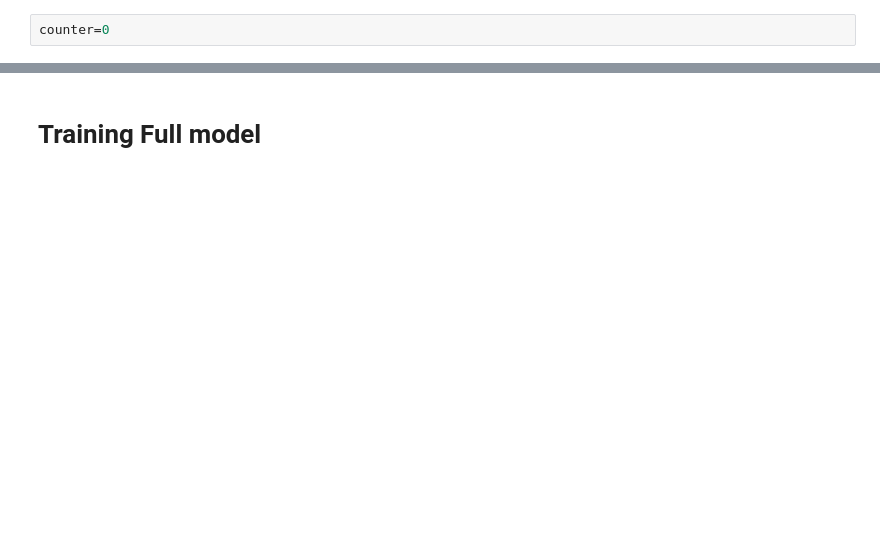
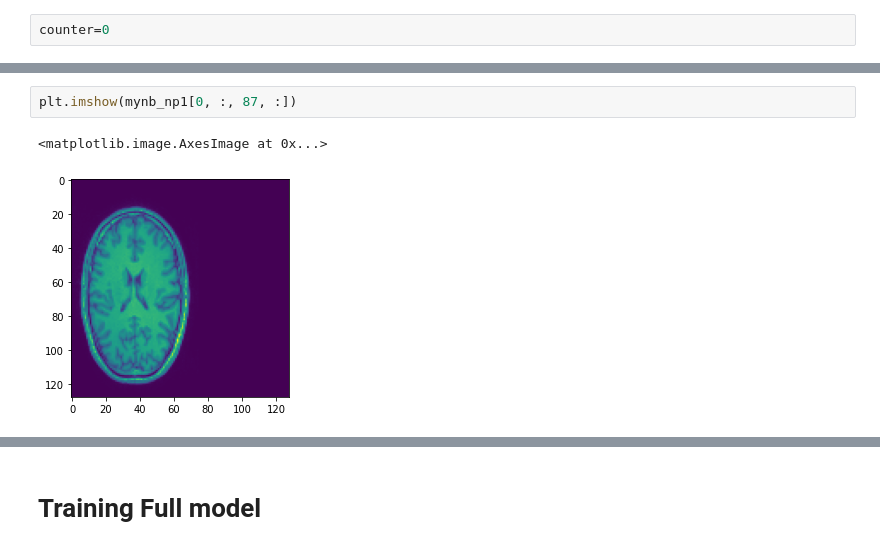
Before and after one commit to surajsrivathsa/image_registration, a Jupyter notebook: ADMIR_v1.ipynb, the cells around one changed output, grey strips where cells are left out. Drawn from its saved outputs; the diff is of its cells as text; blank space fills up the shorter version.

```diff
--- a/ADMIR_v1.ipynb
+++ b/ADMIR_v1.ipynb
@@ -1290,0 +1363,5 @@ plt.imshow(warped_img_np[:, :, 64])
+# %%
+plt.imshow(mynb_np1[0, :, 87, :])
+# %% [output]
+<matplotlib.image.AxesImage at 0x...>
+[figure, added]
```
Also changed, not shown: parts of 31 cells of this notebook.
